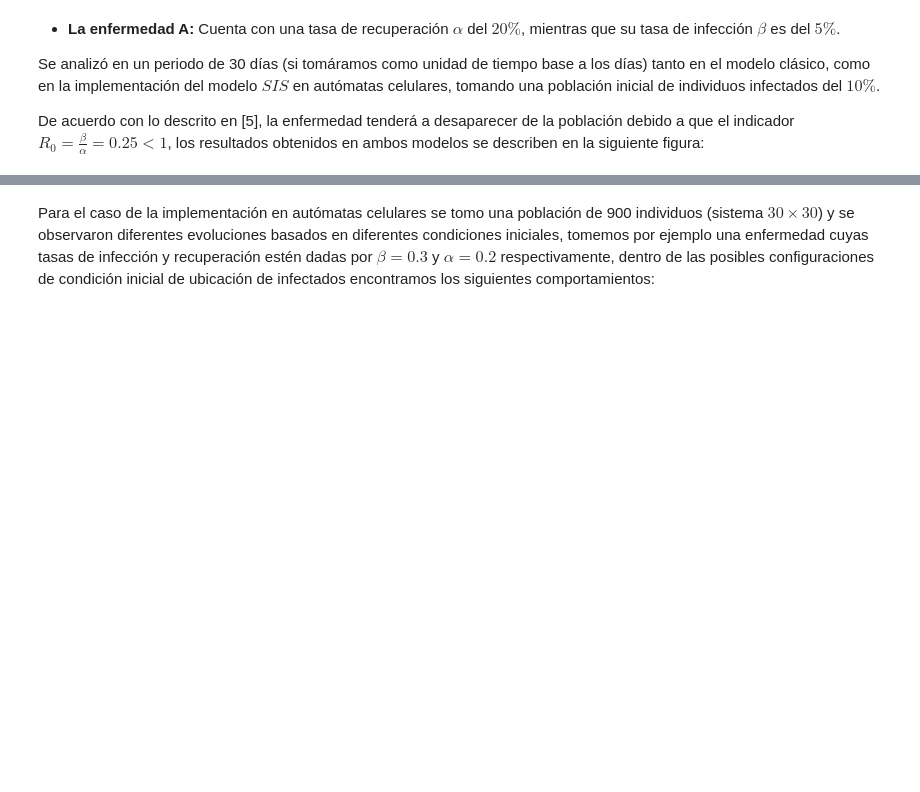
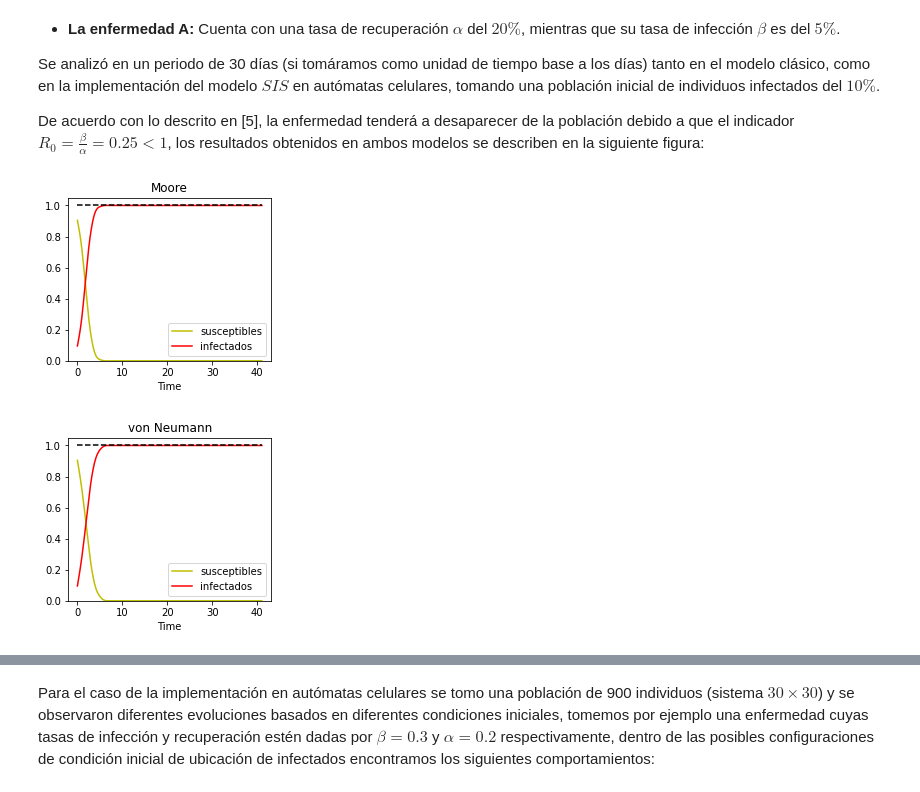
Before and after one commit to Grupo-de-simulacion-con-automatas/CAsimulations-Modelacion-de-dinamicas-topologicas-en-la-propagacion-de-una-enfermedad-usando-CA, a Jupyter notebook: Codigo/Cuaderno actualizado del proyecto CAsimulations.ipynb, the cells around one changed output, grey strips where cells are left out. Drawn from its saved outputs; the diff is of its cells as text; code cells hidden in the pictures; blank space fills up the shorter version.

Commit message:
Funciones para graficar y determinar datos promedio en las clases sis y sir

```diff
--- a/Codigo/Cuaderno actualizado del proyecto CAsimulations.ipynb
+++ b/Codigo/Cuaderno actualizado del proyecto CAsimulations.ipynb
@@ -412,17 +387,12 @@ def baseRuleEvolution(alpha,beta,neighborhood,i,j):
         else:
             neighborhoodCopy[i][j] = neighborhood[i][j]
     return neighborhoodCopy[i][j]
-# %%
-system = np.array([[0,1,0],[0,1,2],[1,3,2]])
-
-baseRuleEvolution(0.5,0.5,system,1,1)
 # %%
 def dataVisualization(data,states):
     """Separa los tipos de datos en 3 grupos: duplas, valores y estados del sistema
     data   => Lista de evoluciones tras aplicar el modelo epidemiológico
     states => Estados que considera el modelo"""
-    percentages = []
-    amountsIndividuals = []
+    percentages = []; amountsIndividuals = []
     for state in range(len(states)):
         percentages.append([])
     for iteration in range(len(data)):
@@ -521,9 +525,3 @@ class sis:
-# %%
-system = np.array([[0,1,0],[1,0,2],[1,3,2]])
-
-ex = sis(0.5,0.5,system,1,1,Moore).basicModel(10)[0]
-var = [ex[0],ex[1]]; col = ["y","r"]; eti = ["susceptible", "infected"]
-graficas(var, eti, col, "CA implementation - Moore")
 # %%
 #-----Condición inicial------
 
@@ -589,26 +580,20 @@ initialCondition(0.9,system2)
 Se analizó en un periodo de 30 días (si tomáramos como unidad de tiempo base a los días) tanto en el modelo clásico, como en la implementación del modelo $SIS$ en autómatas celulares, tomando una población inicial de individuos infectados del $10\%$.
 
 De acuerdo con lo descrito en [5], la enfermedad tenderá a desaparecer de la población debido a que el indicador $R_0=\frac{\beta}{\alpha}=0.25< 1$, los resultados obtenidos en ambos modelos se describen en la siguiente figura:
-# %%
-a=0.2; b=0.05  #alpha y beta
-
-# plt.subplot(2,2,1)
-# plt.title("ODE's model")
-# grafsis(ND,TS,INPUT)
-
-system = np.zeros((30,30))
-system = initialCondition(0.1, system)
-plt.subplot(2,2,2)
-SM = sis(a, b, system, 1, 1, Moore).basicModel(40)[0]
-var = [SM[0],SM[1]]; col = ["y","r"]; eti = ["susceptible", "infected"]
-graficas(var, eti, col, "CA implementation - Moore")
-
-plt.subplot(2,2,3)
-SVN = sis(a, b, system, 1, 1, Von_Neumann).basicModel(40)[0]
-var = [SVN[0],SVN[1]]; col = ["y","r"]; eti = ["susceptibles", "infectados"]
-graficas(var, eti, col, "Modelo SIS - Von Neumann")
-
-plt.show()
+# %%
+a=0.2; b=0.5
+system = initialCondition(0.1, np.zeros((30,30)))
+SM = sis(a, b, system, 1, 1, Moore); SM.basicModel(40)
+SVN = sis(a, b, system, 1, 1, Von_Neumann); SVN.basicModel(40)
+
+plt.subplot(1,2,1)
+SM.metricsPlot(40,title="Moore")
+
+plt.subplot(1,2,2)
+SVN.metricsPlot(40,title="von Neumann")
+# %% [output]
+[figure, added]
+[figure, added]
 # %% [markdown]
 ![texto del enlace](https://docs.google.com/drawings/d/e/2PACX-1vQfs6GNzJyFyUJ1dqiWLnbSLHW9exyAKCXkkfCR5MIuZBSm5SmSa7IkaULhd2YvkHzY8Q9Cey32KuFe/pub?w=713&h=526)
 # %% [markdown]
```
Also changed, not shown: parts of 26 cells of this notebook, 2 other files.
